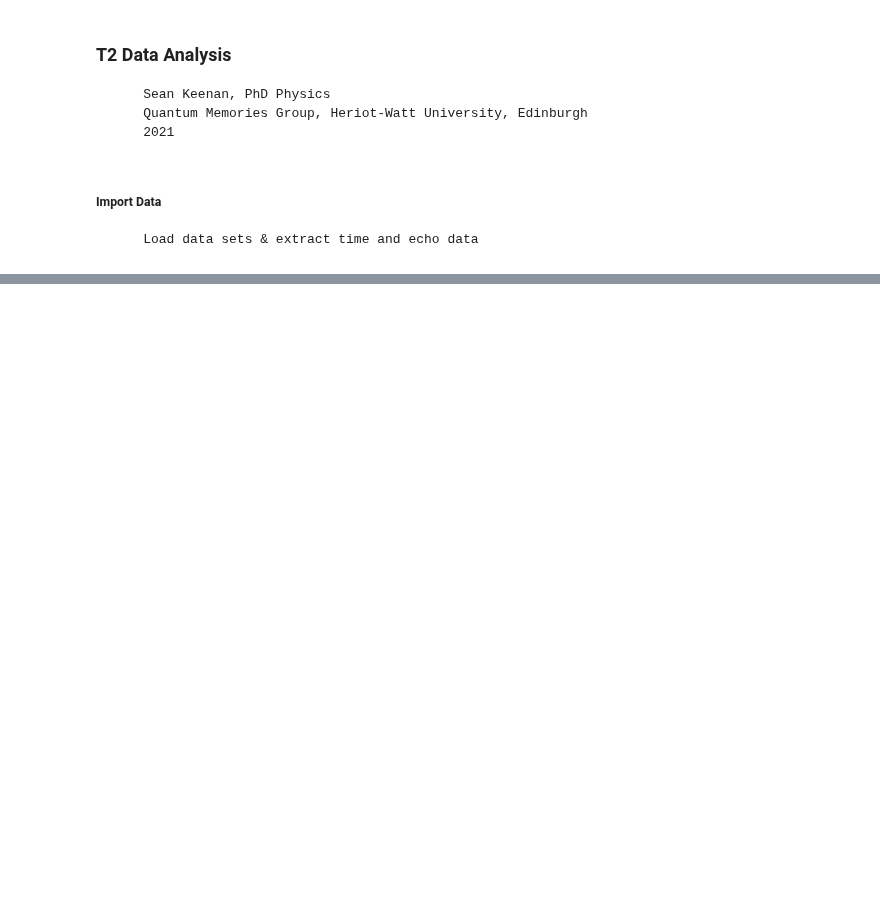
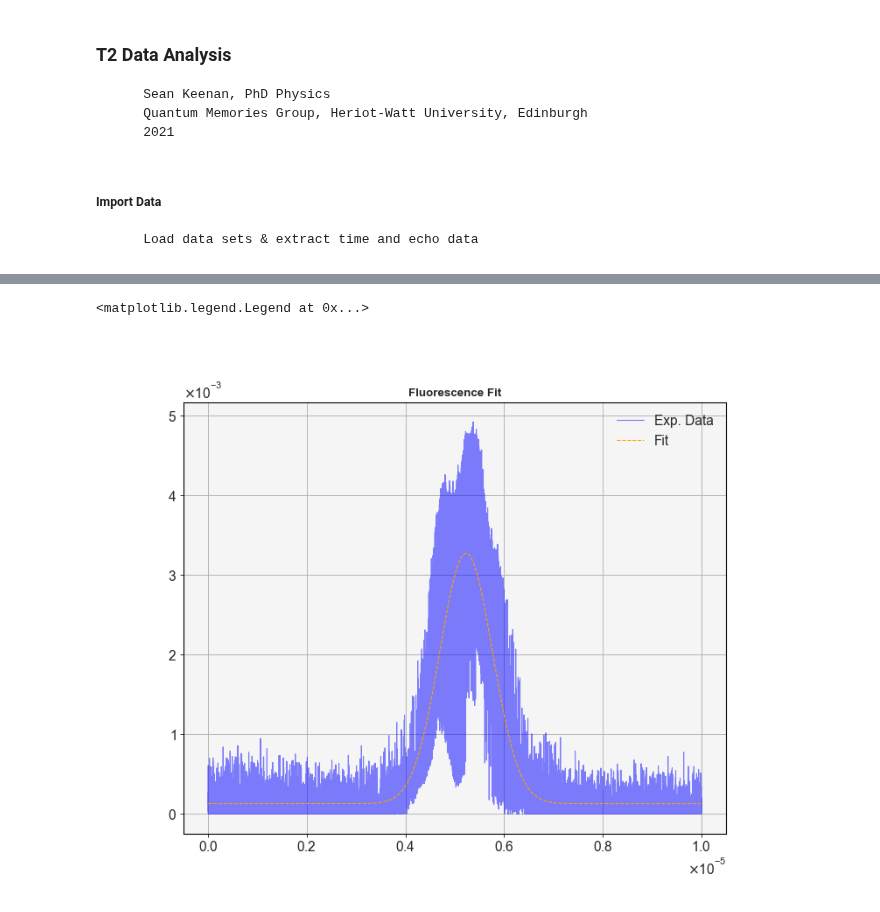
Before and after one commit to SMK-UK/Spectroscopy, a Jupyter notebook: T2_Analysis.ipynb, the cells around one changed output, grey strips where cells are left out. Cells and saved outputs as stored; diff of their text form; code cells hidden in the pictures; blank space fills up the shorter version.

```diff
--- a/T2_Analysis.ipynb
+++ b/T2_Analysis.ipynb
@@ -47,0 +89,13 @@ mp.plot(cut_10M_x, cut_10M_0)
+# %%
+gaussian_fit = ff.fit_gauss(time_cut_lists[-1], trans_cut_lists[-1], params=(np.max(trans_cut_lists[-1]), 0, 0.5E-5, 0.1E-5))
+# %%
+fig, ax = mp.subplots()
+
+ax.set_title('Fluorescence Fit')
+ax.plot(time_cut_lists[-1], trans_cut_lists[-1], color='blue', alpha=0.5, label='Exp. Data')
+ax.plot(time_cut_lists[-1], ff.gaussian(np.array(time_cut_lists[-1]), *gaussian_fit[0]), color='orange', linestyle='--', alpha=1, label='Fit')
+ax.ticklabel_format(axis='both', style='sci', scilimits=(0,0), useMathText = True)
+ax.legend()
+# %% [output]
+<matplotlib.legend.Legend at 0x...>
+[figure, added]
```
Also changed, not shown: parts of 15 cells of this notebook, 12 other files.
